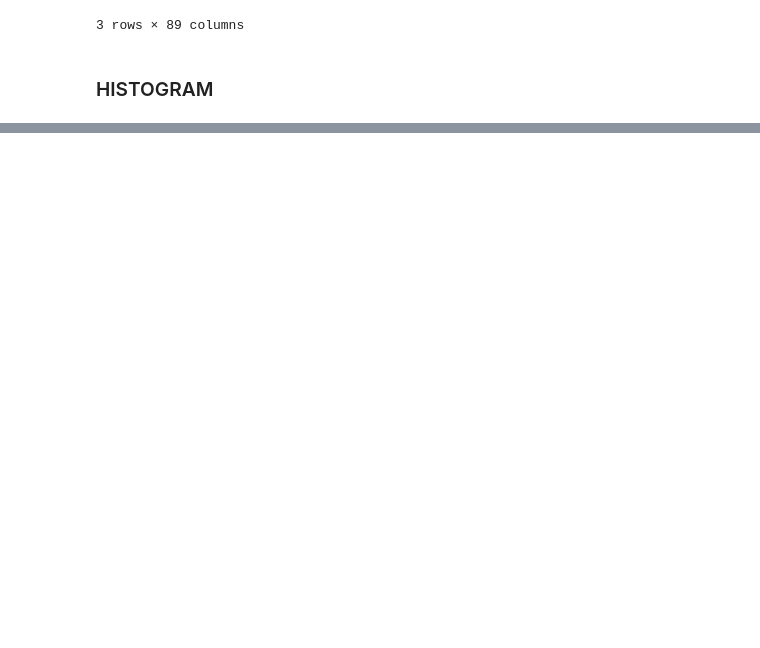
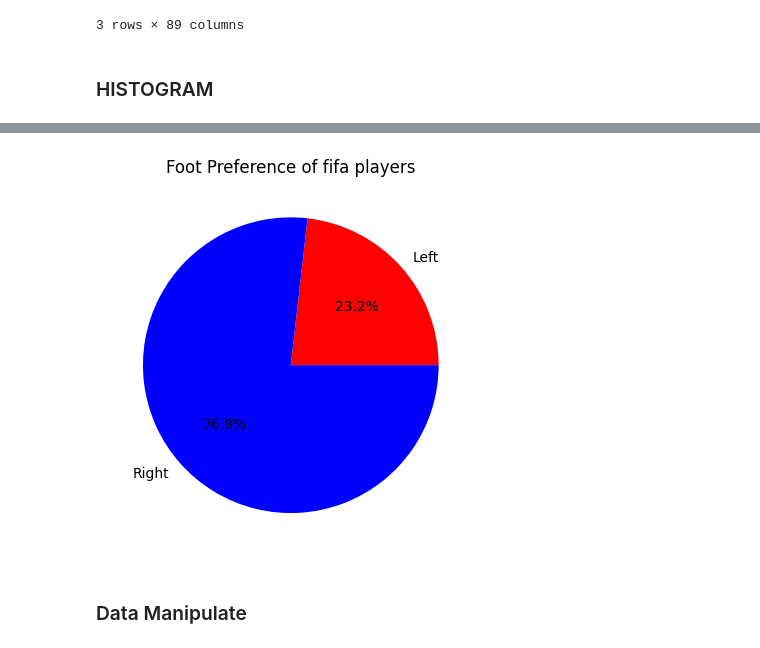
Before and after one commit to danielprinceD/DataScience, a Jupyter notebook: matplotlib.ipynb, the cells around one changed output, grey strips where cells are left out. Saved outputs shown, nothing was run; the diff lists cells and outputs as text; code cells hidden in the pictures; blank space fills up the shorter version.

```diff
--- a/matplotlib.ipynb
+++ b/matplotlib.ipynb
@@ -168,0 +169,10 @@ plt.xticks(bins)
+# %%
+left = fifa.loc[fifa['Preferred Foot']=='Left','Name'].size
+right = fifa.loc[fifa['Preferred Foot']=='Right','Name'].size
+plt.pie([left , right] , labels=['Left' , 'Right'] , colors=['r' , 'b'] , autopct='%.1f%%')
+plt.title("Foot Preference of fifa players")
+plt.show()
+# %% [output]
+[figure, added]
+# %% [markdown]
+### Data Manipulate
```
Also changed, not shown: parts of 1 cell of this notebook.
